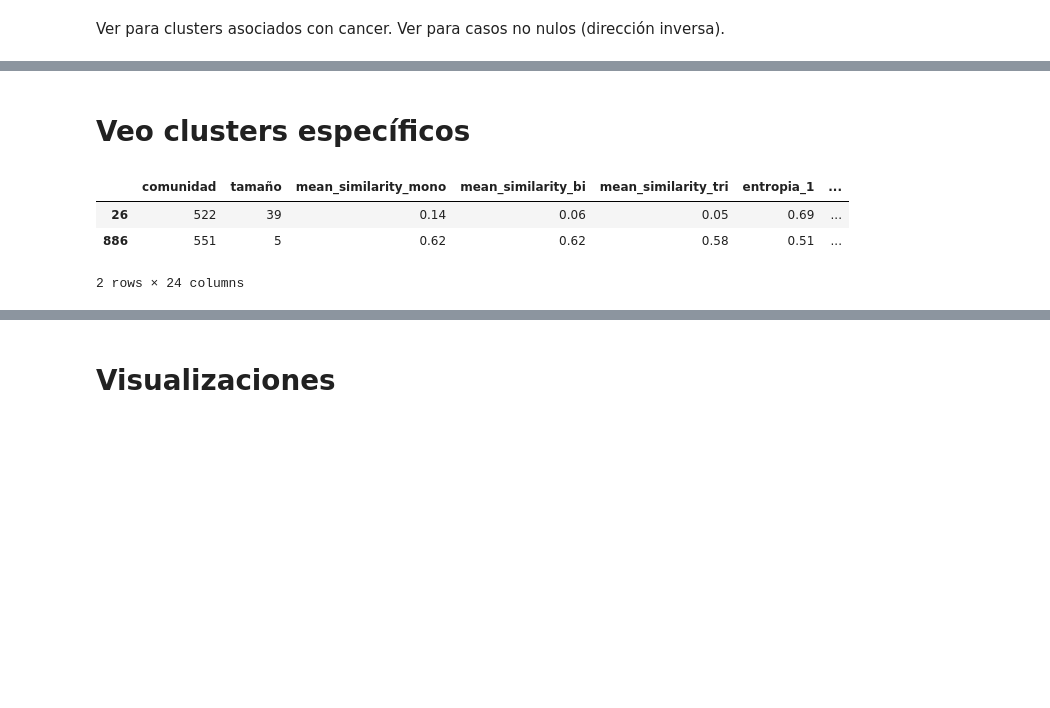
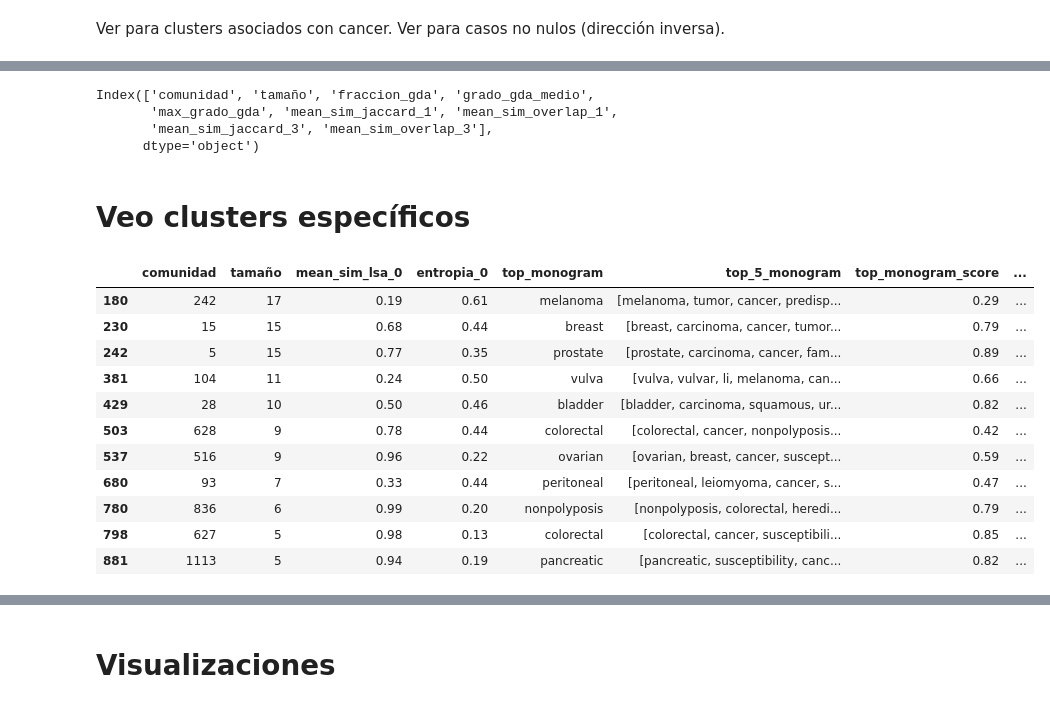
Before and after one commit to ingridheuer/gcnn_gdas, a Jupyter notebook: exploration/notebooks/network_analysis/jaccard_gene_metric.ipynb, the cells around one changed output, grey strips where cells are left out. Saved outputs shown, nothing was run; the diff lists cells and outputs as text; code cells hidden in the pictures; blank space fills up the shorter version.

Commit message:
similaridad overlap genes

```diff
--- a/exploration/notebooks/network_analysis/jaccard_gene_metric.ipynb
+++ b/exploration/notebooks/network_analysis/jaccard_gene_metric.ipynb
@@ -210,0 +107,7 @@ Text(0.5, 1.0, 'Louvain')
+# %%
+infomap_data.columns
+# %% [output]
+Index(['comunidad', 'tamaño', 'fraccion_gda', 'grado_gda_medio',
+       'max_grado_gda', 'mean_sim_jaccard_1', 'mean_sim_overlap_1',
+       'mean_sim_jaccard_3', 'mean_sim_overlap_3'],
+      dtype='object')
@@ -225,7 +127,19 @@ all_data_louvain = pd.merge(louvain_clusters, conectividad_louvain, left_on="com
+# %%
+cols = ["comunidad","tamaño","mean_sim_lsa_0","entropia_0","top_monogram","top_5_monogram","top_monogram_score","top_5_monogram_score","top_trigram","top_bigram"]
+infomap_summary = pd.read_pickle("../../../reports/reports_nohubs/infomap_summary.pkl")[cols]
+louvain_summary = pd.read_pickle("../../../reports/reports_nohubs/louvain_summary.pkl")[cols]
 # %%
-infomap_tfidf_data[infomap_tfidf_data.top_5_monograms.apply(lambda x: "depression" in x)]
+infomap_summary[infomap_summary.top_5_monogram.apply(lambda x: "cancer" in x)]
 # %% [output]
-|  | comunidad | tamaño | mean_similarity_mono | mean_similarity_bi | mean_similarity_tri | entropia_1 | ... |
-| 26 | 522 | 39 | 0.14 | 0.06 | 0.05 | 0.69 | ... |
-| 886 | 551 | 5 | 0.62 | 0.62 | 0.58 | 0.51 | ... |
+|  | comunidad | tamaño | mean_sim_lsa_0 | entropia_0 | top_monogram | top_5_monogram | top_monogram_score | ... |
+| 180 | 242 | 17 | 0.19 | 0.61 | melanoma | [melanoma, tumor, cancer, predisp... | 0.29 | ... |
+| 230 | 15 | 15 | 0.68 | 0.44 | breast | [breast, carcinoma, cancer, tumor... | 0.79 | ... |
+| 242 | 5 | 15 | 0.77 | 0.35 | prostate | [prostate, carcinoma, cancer, fam... | 0.89 | ... |
+| 381 | 104 | 11 | 0.24 | 0.50 | vulva | [vulva, vulvar, li, melanoma, can... | 0.66 | ... |
+| 429 | 28 | 10 | 0.50 | 0.46 | bladder | [bladder, carcinoma, squamous, ur... | 0.82 | ... |
+| 503 | 628 | 9 | 0.78 | 0.44 | colorectal | [colorectal, cancer, nonpolyposis... | 0.42 | ... |
+| 537 | 516 | 9 | 0.96 | 0.22 | ovarian | [ovarian, breast, cancer, suscept... | 0.59 | ... |
+| 680 | 93 | 7 | 0.33 | 0.44 | peritoneal | [peritoneal, leiomyoma, cancer, s... | 0.47 | ... |
+| 780 | 836 | 6 | 0.99 | 0.20 | nonpolyposis | [nonpolyposis, colorectal, heredi... | 0.79 | ... |
+| 798 | 627 | 5 | 0.98 | 0.13 | colorectal | [colorectal, cancer, susceptibili... | 0.85 | ... |
+| 881 | 1113 | 5 | 0.94 | 0.19 | pancreatic | [pancreatic, susceptibility, canc... | 0.82 | ... |
-2 rows × 24 columns
```
Also changed, not shown: parts of 39 cells of this notebook, 6 other files.
